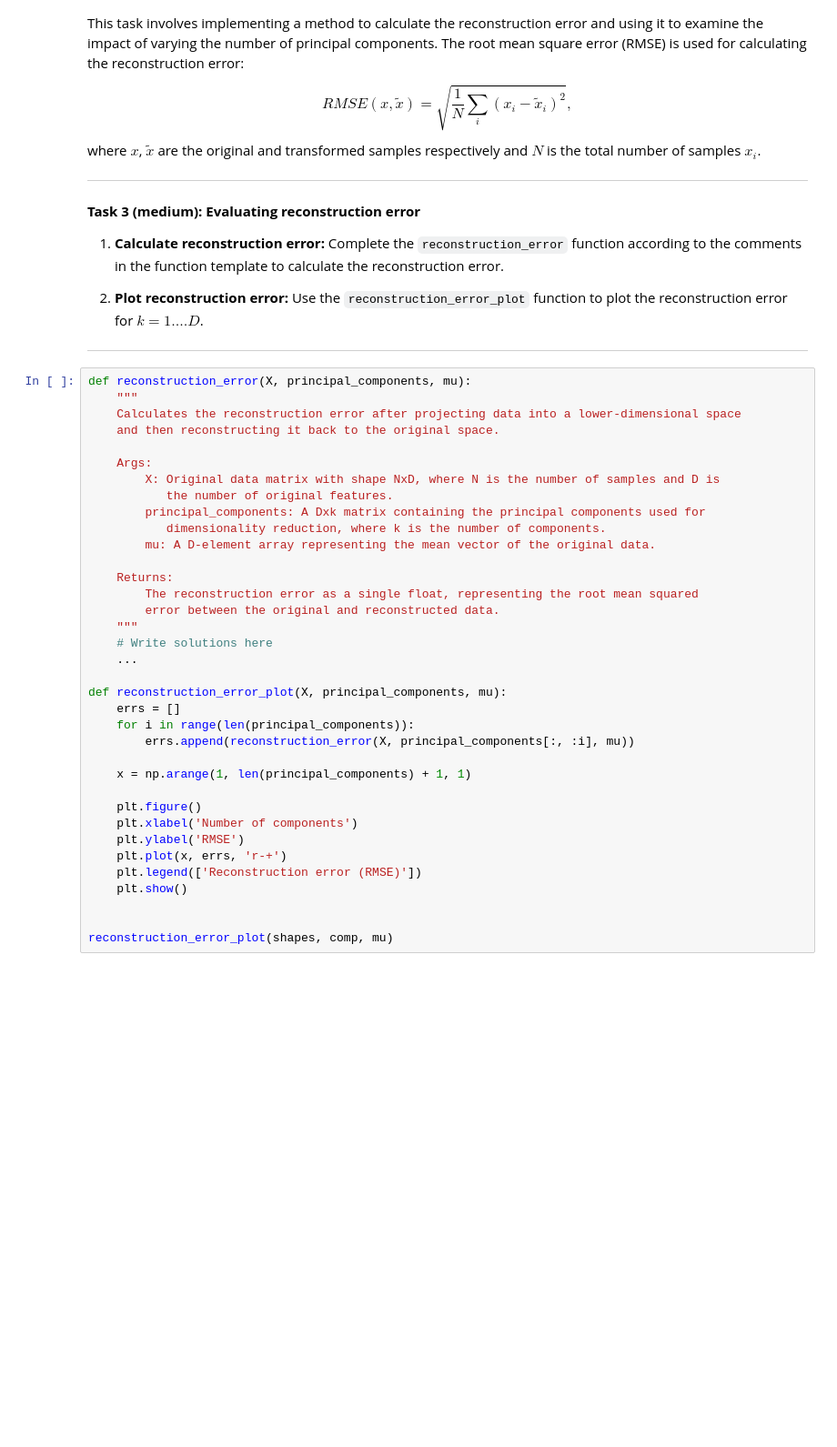
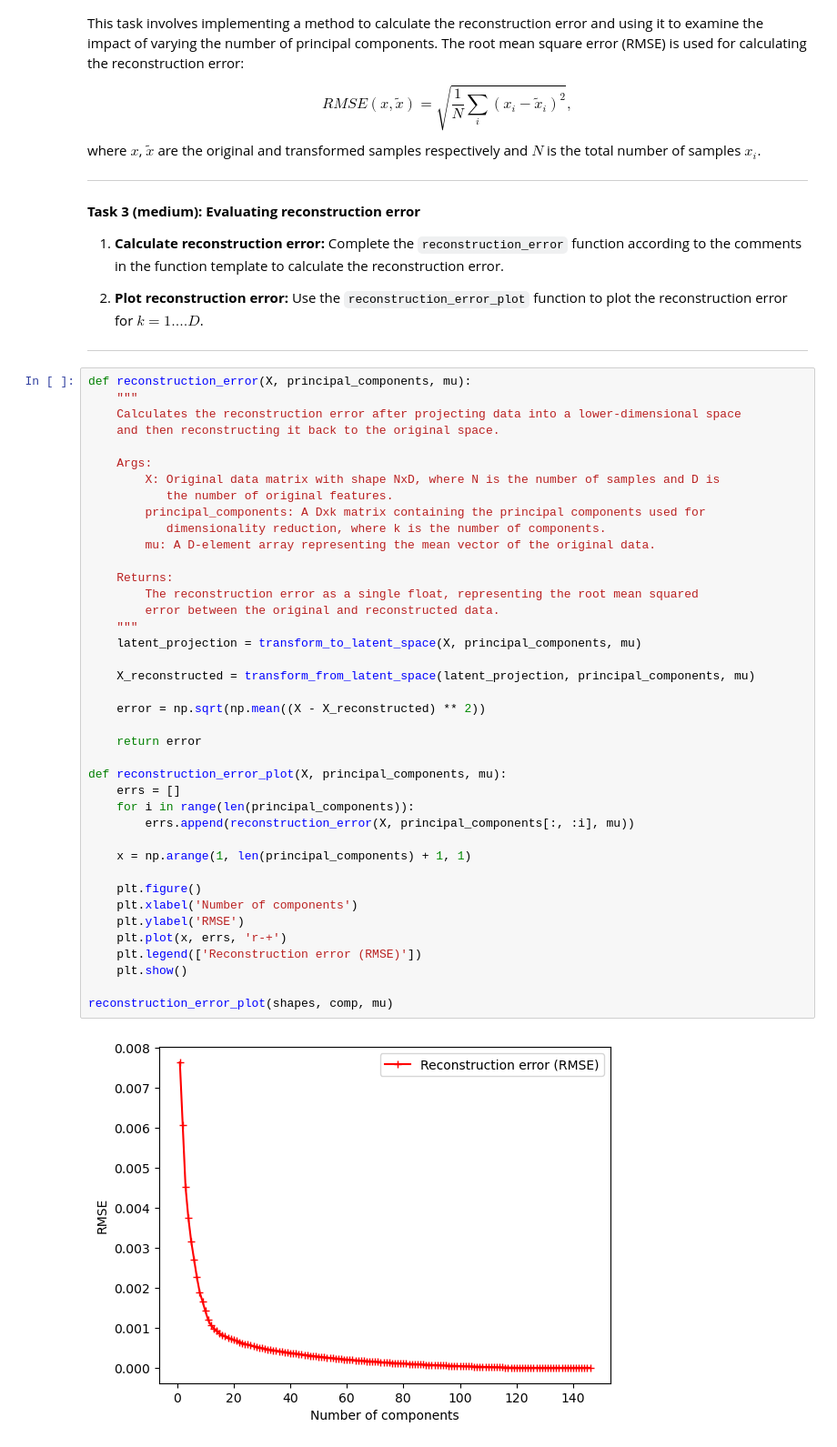
Before and after one commit to Fefa1999/Assignment2_group_16, a Jupyter notebook: Assignment2/01-pca_intro.ipynb, the cells around one changed output. Shown at 91% size. Saved outputs shown, nothing was run; the diff lists cells and outputs as text; blank space fills up the shorter version.

```diff
--- a/Assignment2/01-pca_intro.ipynb
+++ b/Assignment2/01-pca_intro.ipynb
@@ -262,33 +275,39 @@ def reconstruction_error(X, principal_components, mu):
     Calculates the reconstruction error after projecting data into a lower-dimensional space
     and then reconstructing it back to the original space.
 
     Args:
         X: Original data matrix with shape NxD, where N is the number of samples and D is
            the number of original features.
         principal_components: A Dxk matrix containing the principal components used for
            dimensionality reduction, where k is the number of components.
         mu: A D-element array representing the mean vector of the original data.
 
     Returns:
         The reconstruction error as a single float, representing the root mean squared
         error between the original and reconstructed data.
     """
-    # Write solutions here
-    ...
+    latent_projection = transform_to_latent_space(X, principal_components, mu)
+
+    X_reconstructed = transform_from_latent_space(latent_projection, principal_components, mu)
+
+    error = np.sqrt(np.mean((X - X_reconstructed) ** 2))
+
+    return error
 
 def reconstruction_error_plot(X, principal_components, mu):
     errs = []
     for i in range(len(principal_components)):
         errs.append(reconstruction_error(X, principal_components[:, :i], mu))
 
     x = np.arange(1, len(principal_components) + 1, 1)
 
     plt.figure()
     plt.xlabel('Number of components')
     plt.ylabel('RMSE')
     plt.plot(x, errs, 'r-+')
     plt.legend(['Reconstruction error (RMSE)'])
     plt.show()
 
-
 reconstruction_error_plot(shapes, comp, mu)
+# %% [output]
+[figure, added]
```
Also changed, not shown: parts of 3 cells of this notebook.
